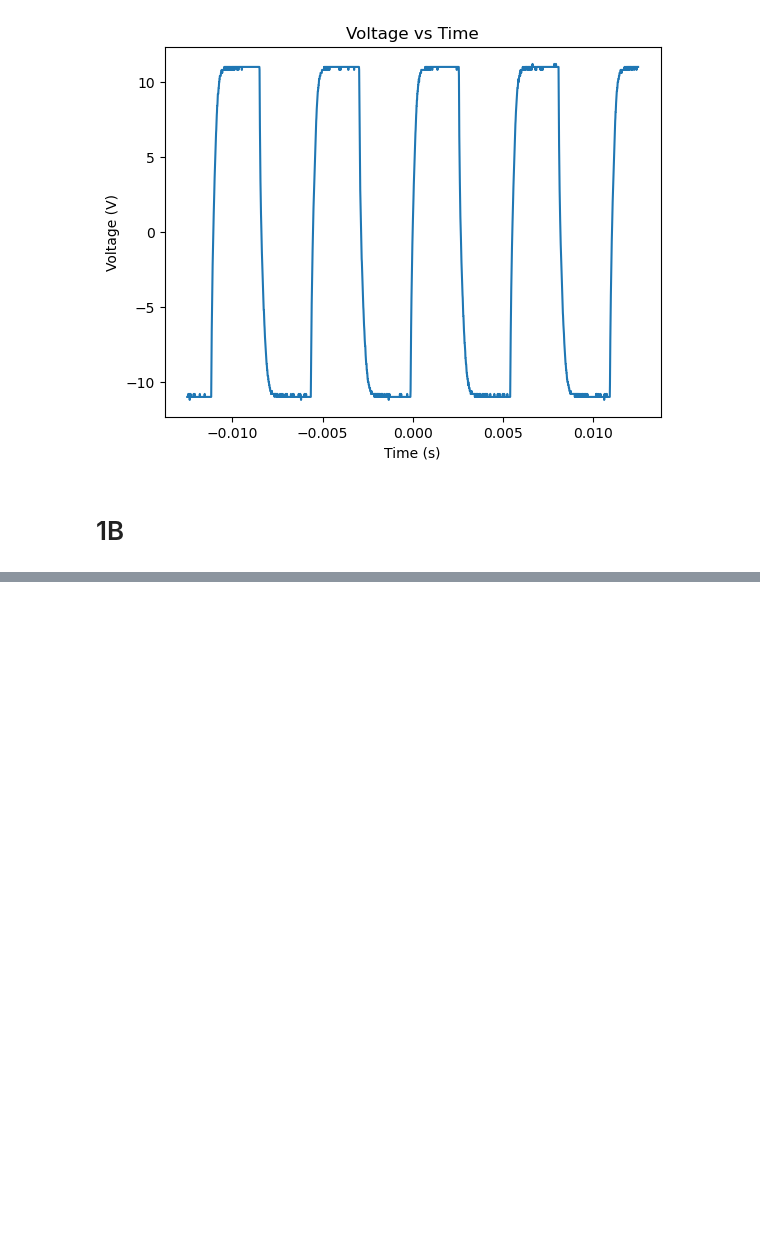
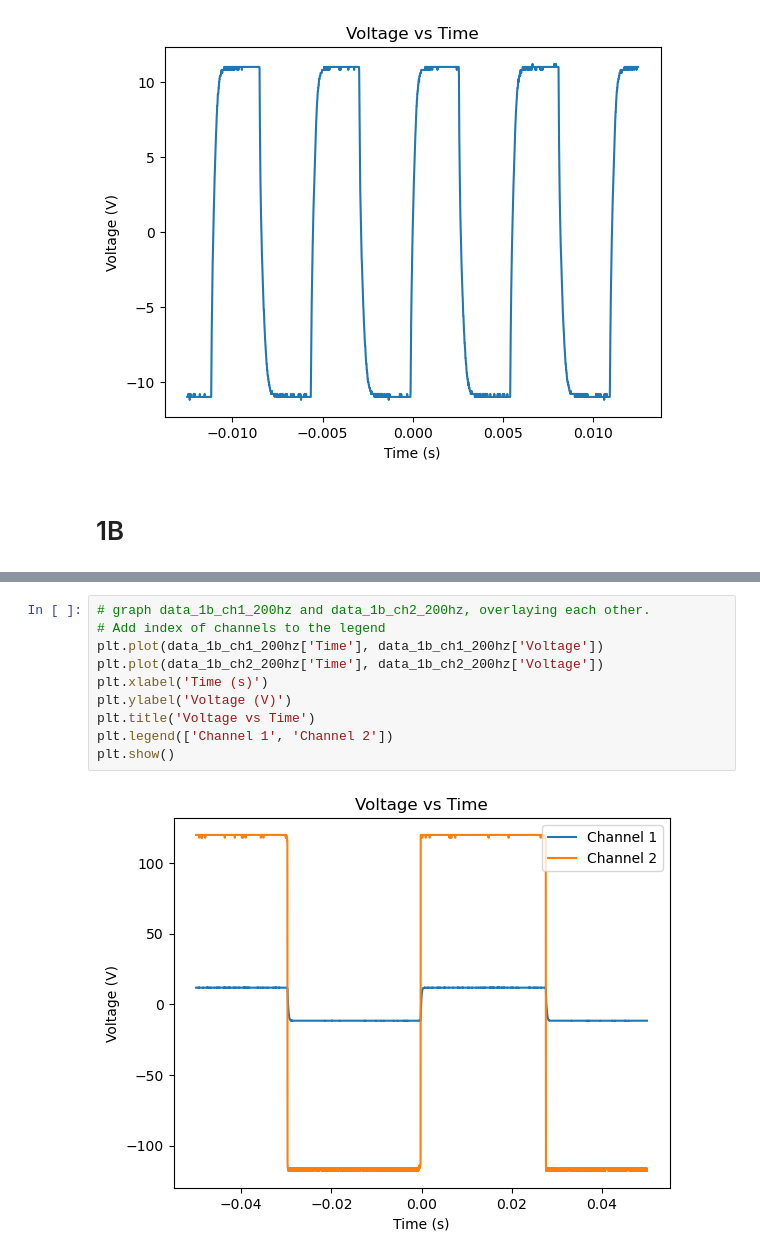
Before and after one commit to Quantum-Impulse/Eletronic-Techniques-Reports, a Jupyter notebook: Report 1/Lab 2/Lab2.ipynb, the cells around one changed output, grey strips where cells are left out. Saved outputs shown, nothing was run; the diff lists cells and outputs as text; blank space fills up the shorter version.

```diff
--- a/Report 1/Lab 2/Lab2.ipynb
+++ b/Report 1/Lab 2/Lab2.ipynb
@@ -59,0 +102,12 @@ data_1b_ch2= pd.read_csv('./data/1b2khz/F0001CH2.csv')
+# %%
+# graph data_1b_ch1_200hz and data_1b_ch2_200hz, overlaying each other.
+# Add index of channels to the legend
+plt.plot(data_1b_ch1_200hz['Time'], data_1b_ch1_200hz['Voltage'])
+plt.plot(data_1b_ch2_200hz['Time'], data_1b_ch2_200hz['Voltage'])
+plt.xlabel('Time (s)')
+plt.ylabel('Voltage (V)')
+plt.title('Voltage vs Time')
+plt.legend(['Channel 1', 'Channel 2'])
+plt.show()
+# %% [output]
+[figure, added]
```
Also changed, not shown: parts of 9 cells of this notebook, 13 other files.
